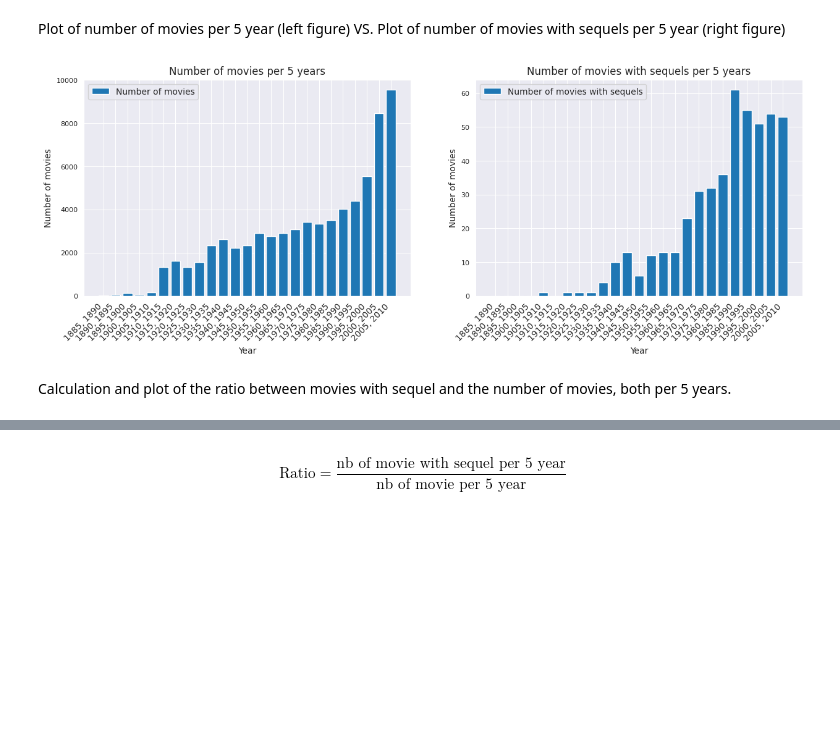
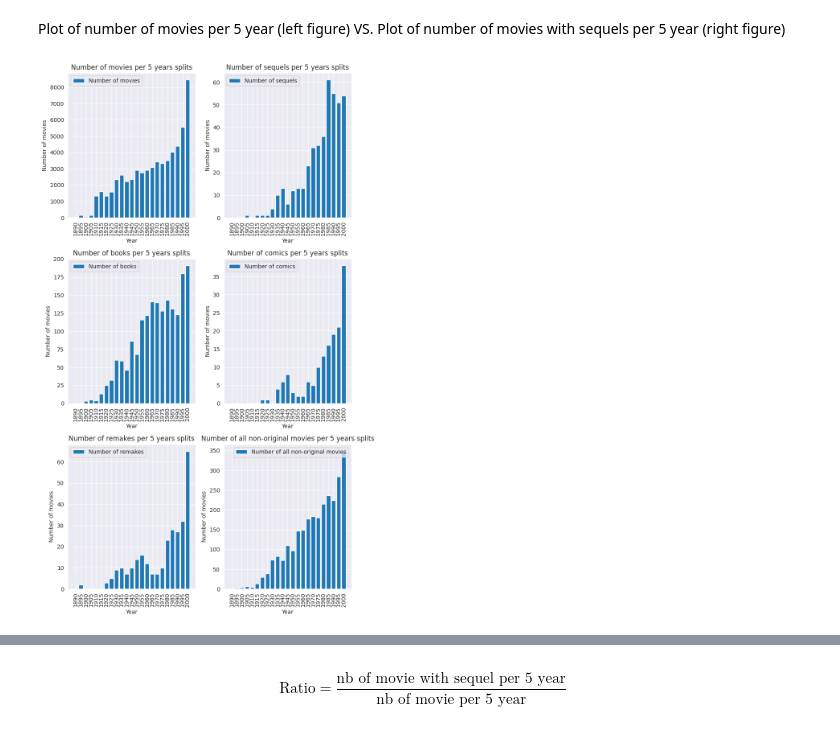
Before and after one commit to epfl-ada/ada-2024-project-onceuponatimeindata, a Jupyter notebook: dat_analysis.ipynb, the cells around one changed output, grey strips where cells are left out. Saved outputs shown, nothing was run; the diff lists cells and outputs as text; code cells hidden in the pictures; blank space fills up the shorter version.

Commit message:
All graphs for Part 2

```diff
--- a/dat_analysis.ipynb
+++ b/dat_analysis.ipynb
@@ -135,29 +147,27 @@ years = [x[1:][:-1] for x in years]
+# %%
+def figure_movie_year(df, movie_type, years, ax_f, split = 5):
+    """
+    Plot of number of movies per 5 year
+    """
+    ax_f.bar(years, df["Movie name"], label=f"Number of {movie_type}")
+    ax_f.legend()
+    ax_f.title.set_text(f"Number of {movie_type} per {split} years splits")
+    ax_f.set_xlabel("Year")
+    ax_f.set_ylabel("Number of movies")
+    start_year = [int(x[:4]) for x in years]
+    ax_f.set_xticks(years, labels=start_year, rotation = 90)
+    return ax_f
 # %%
 #Plot figure 1 (left):  number of movies per 5 years
 
-fig = plt.figure(figsize=(15, 10))
-ax1 = fig.add_subplot(221)
-ax1.bar(years, movies_per_years["Wikipedia movie ID"], label="Number of movies")
-ax1.legend()
-ax1.title.set_text("Number of movies per 5 years")
-ax1.set_xlabel("Year")
-ax1.set_ylabel("Number of movies")
-plt.xticks(rotation=45, ha='right')
-
-#Plot figure 2 (right):  number of movies with sequels per 5 year
-
-ax2 = fig.add_subplot(222)
-ax2.bar(years, movies_sequel_per_year["Wikipedia movie ID"], label="Number of movies with sequels")
-ax2.legend()
-ax2.title.set_text("Number of movies with sequels per 5 years")
-ax2.set_xlabel("Year")
-ax2.set_ylabel("Number of movies")
-plt.xticks(rotation=45, ha='right')
-
-
-
+fig, ((ax1, ax2), (ax3, ax4), (ax5, ax6)) = plt.subplots(3, 2, figsize=(8,14))
+ax1 = figure_movie_year(movies_per_years, "movies", movies_years, ax1)
+ax2 = figure_movie_year(sequel_per_year, "sequels", sequel_years, ax2)
+ax3 = figure_movie_year(book_per_year, "books", book_years, ax3)
+ax4 = figure_movie_year(comics_per_year, "comics", comics_years, ax4)
+ax5 = figure_movie_year(remakes_per_year, "remakes", remakes_years, ax5)
+ax6 = figure_movie_year(sequel_per_year + book_per_year + comics_per_year + remakes_per_year, "all non-original movies", sequel_years, ax6)
+plt.tight_layout()
 plt.show()
 # %% [output]
-[figure, old version]
+[figure, new version]
-# %% [markdown]
-Calculation and plot of the ratio between movies with sequel and the number of movies, both per 5 years.
```
Also changed, not shown: parts of 11 cells of this notebook, 3 other files.
